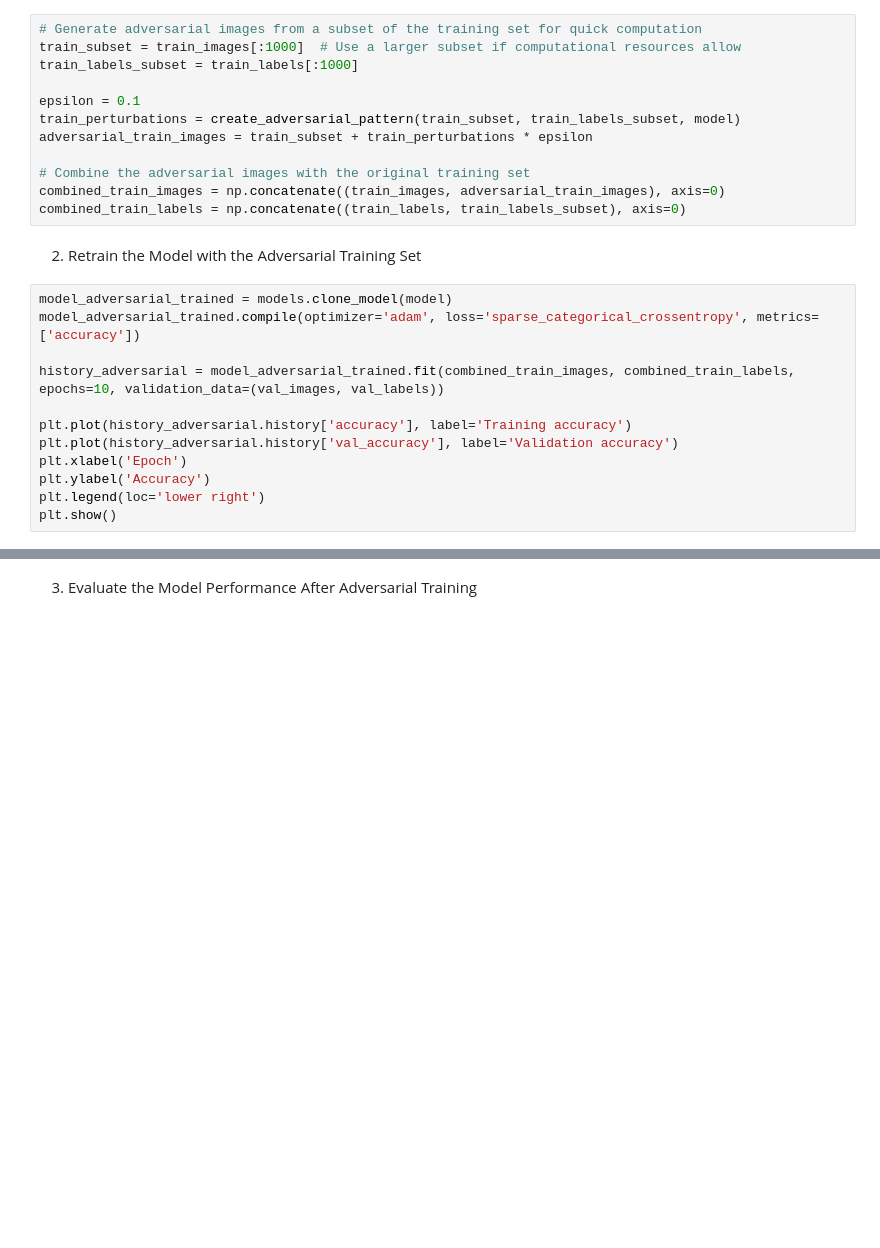
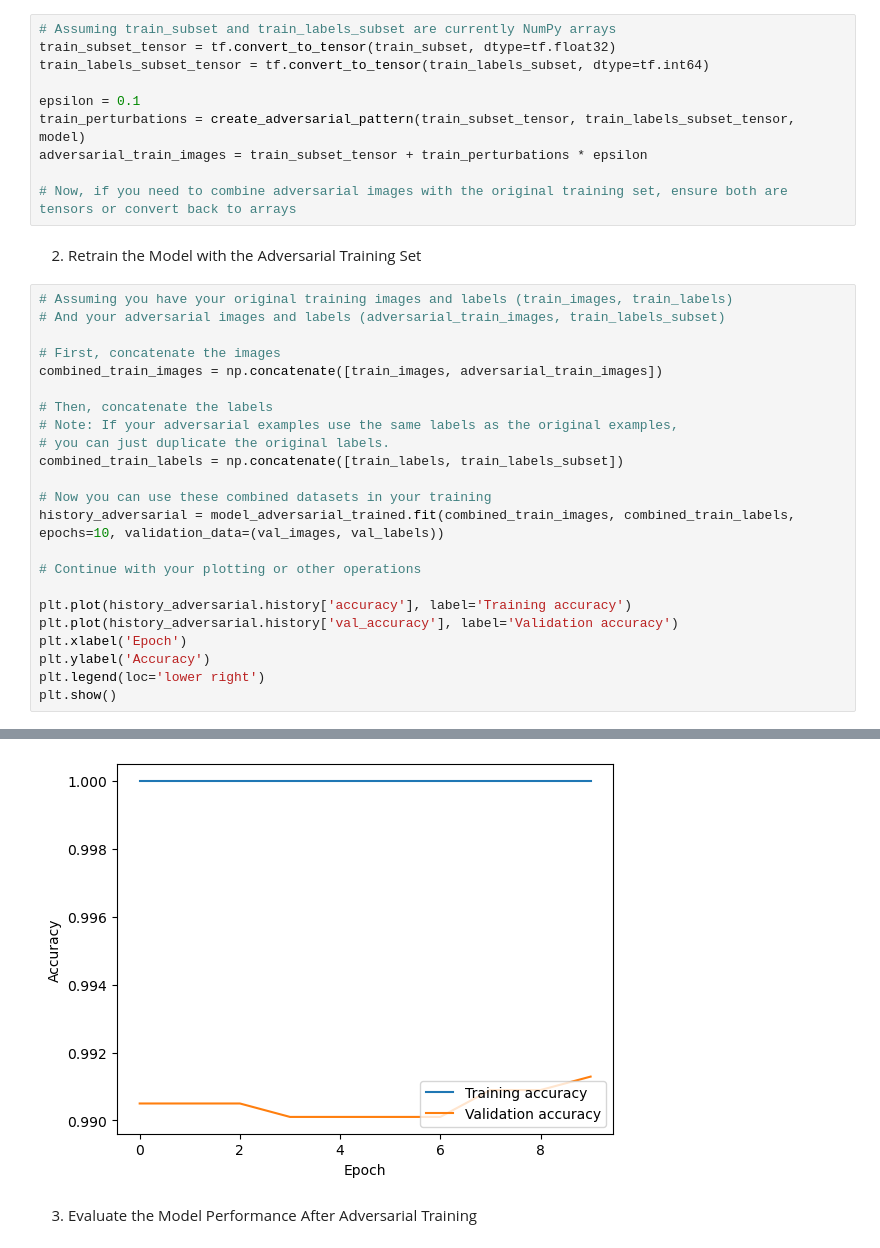
Before and after one commit to Ykanj/FDS-Final, a Jupyter notebook: Traffic_Sign_Recognition.ipynb, the cells around one changed output, grey strips where cells are left out. Cells and saved outputs as stored; diff of their text form; blank space fills up the shorter version.

```diff
--- a/Traffic_Sign_Recognition.ipynb
+++ b/Traffic_Sign_Recognition.ipynb
@@ -120,25 +166,34 @@ for i in range(3):
 **DEFENSE**
 # %% [markdown]
 1. Generate Adversarial Training Set
-# %%
-# Generate adversarial images from a subset of the training set for quick computation
-train_subset = train_images[:1000]  # Use a larger subset if computational resources allow
-train_labels_subset = train_labels[:1000]
-
-epsilon = 0.1
-train_perturbations = create_adversarial_pattern(train_subset, train_labels_subset, model)
-adversarial_train_images = train_subset + train_perturbations * epsilon
-
-# Combine the adversarial images with the original training set
-combined_train_images = np.concatenate((train_images, adversarial_train_images), axis=0)
-combined_train_labels = np.concatenate((train_labels, train_labels_subset), axis=0)
+# %%
+# Assuming train_subset and train_labels_subset are currently NumPy arrays
+train_subset_tensor = tf.convert_to_tensor(train_subset, dtype=tf.float32)
+train_labels_subset_tensor = tf.convert_to_tensor(train_labels_subset, dtype=tf.int64)
+
+epsilon = 0.1
+train_perturbations = create_adversarial_pattern(train_subset_tensor, train_labels_subset_tensor, model)
+adversarial_train_images = train_subset_tensor + train_perturbations * epsilon
+
+# Now, if you need to combine adversarial images with the original training set, ensure both are tensors or convert back to arrays
 # %% [markdown]
 2. Retrain the Model with the Adversarial Training Set
 # %%
-model_adversarial_trained = models.clone_model(model)
-model_adversarial_trained.compile(optimizer='adam', loss='sparse_categorical_crossentropy', metrics=['accuracy'])
+# Assuming you have your original training images and labels (train_images, train_labels)
+# And your adversarial images and labels (adversarial_train_images, train_labels_subset)
 
+# First, concatenate the images
+combined_train_images = np.concatenate([train_images, adversarial_train_images])
+
+# Then, concatenate the labels
+# Note: If your adversarial examples use the same labels as the original examples,
+# you can just duplicate the original labels.
+combined_train_labels = np.concatenate([train_labels, train_labels_subset])
+
+# Now you can use these combined datasets in your training
 history_adversarial = model_adversarial_trained.fit(combined_train_images, combined_train_labels, epochs=10, validation_data=(val_images, val_labels))
+
+# Continue with your plotting or other operations
 
 plt.plot(history_adversarial.history['accuracy'], label='Training accuracy')
 plt.plot(history_adversarial.history['val_accuracy'], label='Validation accuracy')
@@ -146,3 +201,4 @@ plt.xlabel('Epoch')
 plt.ylabel('Accuracy')
 plt.legend(loc='lower right')
 plt.show()
+# %% [output]
@@ -149,3 +225,4 @@ plt.show()
+[figure, added]
 # %% [markdown]
 3. Evaluate the Model Performance After Adversarial Training
 # %%
```
Also changed, not shown: parts of 11 cells of this notebook.
